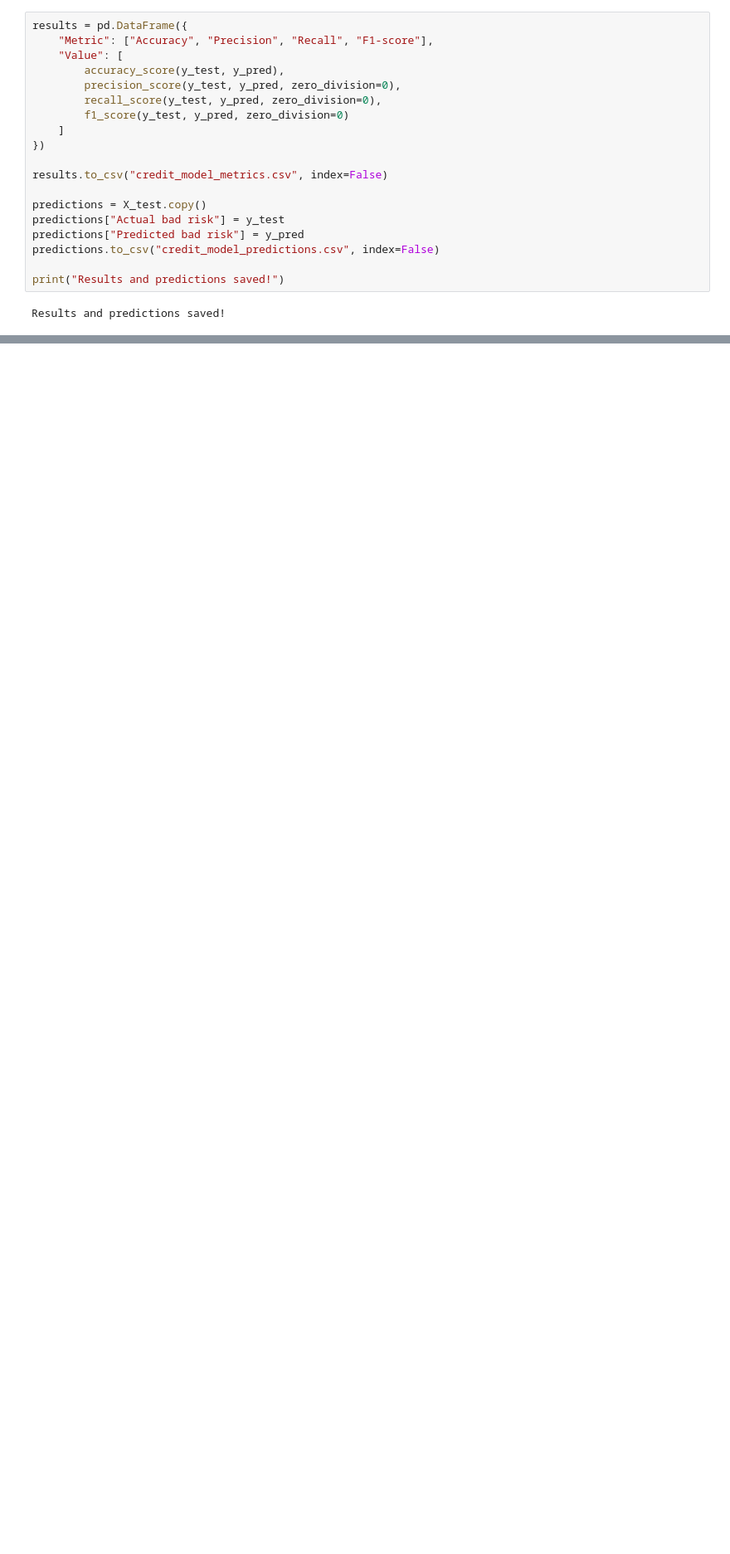
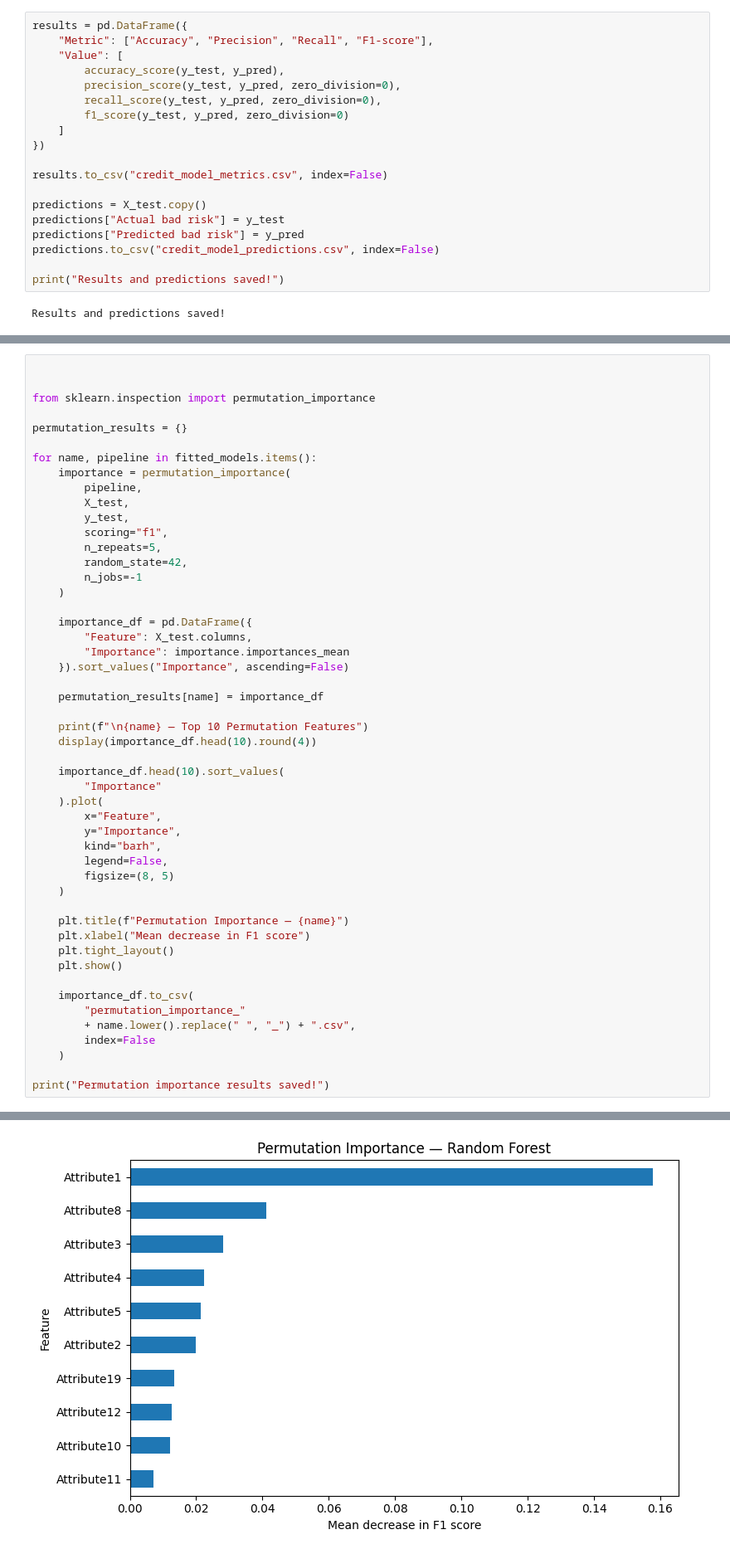
Before and after one commit to yashaswi25-hue/Regulatory-Aware-AI-for-Explainable-and-Auditable-Credit-Decisions, a Jupyter notebook: german_credit_datasets.ipynb, the cells around one changed output, grey strips where cells are left out. Shown at 83% size. Drawn from its saved outputs; the diff is of its cells as text; blank space fills up the shorter version.

```diff
--- a/german_credit_datasets.ipynb
+++ b/german_credit_datasets.ipynb
@@ -710,0 +896,51 @@ Results and predictions saved!
+# %%
+
+
+from sklearn.inspection import permutation_importance
+
+permutation_results = {}
+
+for name, pipeline in fitted_models.items():
+    importance = permutation_importance(
+        pipeline,
+        X_test,
+        y_test,
+        scoring="f1",
+        n_repeats=5,
+        random_state=42,
+        n_jobs=-1
+    )
+
+    importance_df = pd.DataFrame({
+        "Feature": X_test.columns,
+        "Importance": importance.importances_mean
+    }).sort_values("Importance", ascending=False)
+
+    permutation_results[name] = importance_df
+
+    print(f"\n{name} — Top 10 Permutation Features")
+    display(importance_df.head(10).round(4))
+
+    importance_df.head(10).sort_values(
+        "Importance"
+    ).plot(
+        x="Feature",
+        y="Importance",
+        kind="barh",
+        legend=False,
+        figsize=(8, 5)
+    )
+
+    plt.title(f"Permutation Importance — {name}")
+    plt.xlabel("Mean decrease in F1 score")
+    plt.tight_layout()
+    plt.show()
+
+    importance_df.to_csv(
+        "permutation_importance_"
+        + name.lower().replace(" ", "_") + ".csv",
+        index=False
+    )
+
+print("Permutation importance results saved!")
+# %% [output]
@@ -710,0 +959 @@ Results and predictions saved!
+[figure, added]
```
Also changed, not shown: parts of 6 cells of this notebook.
